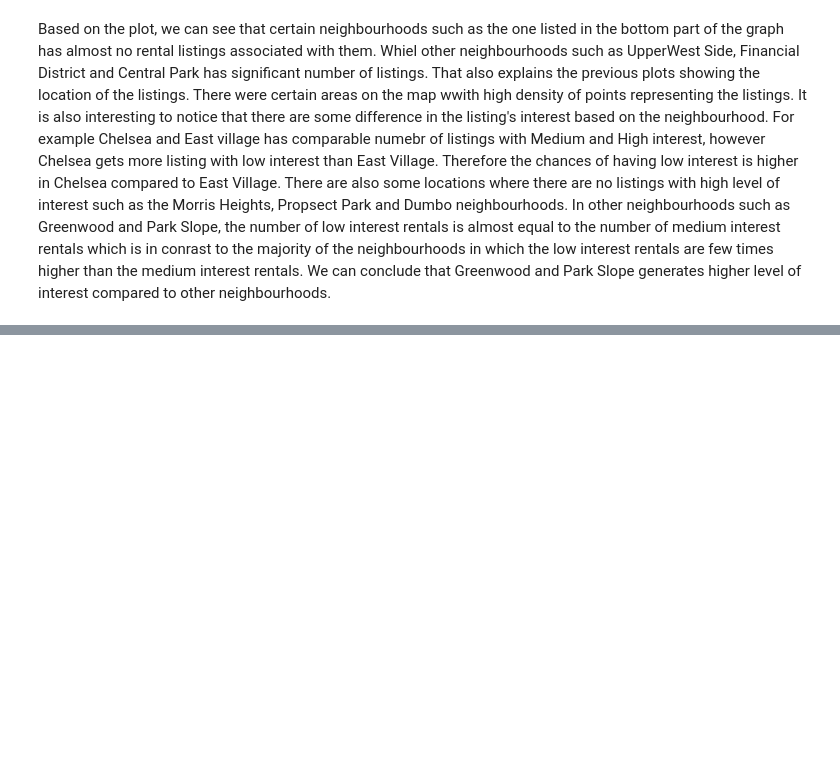
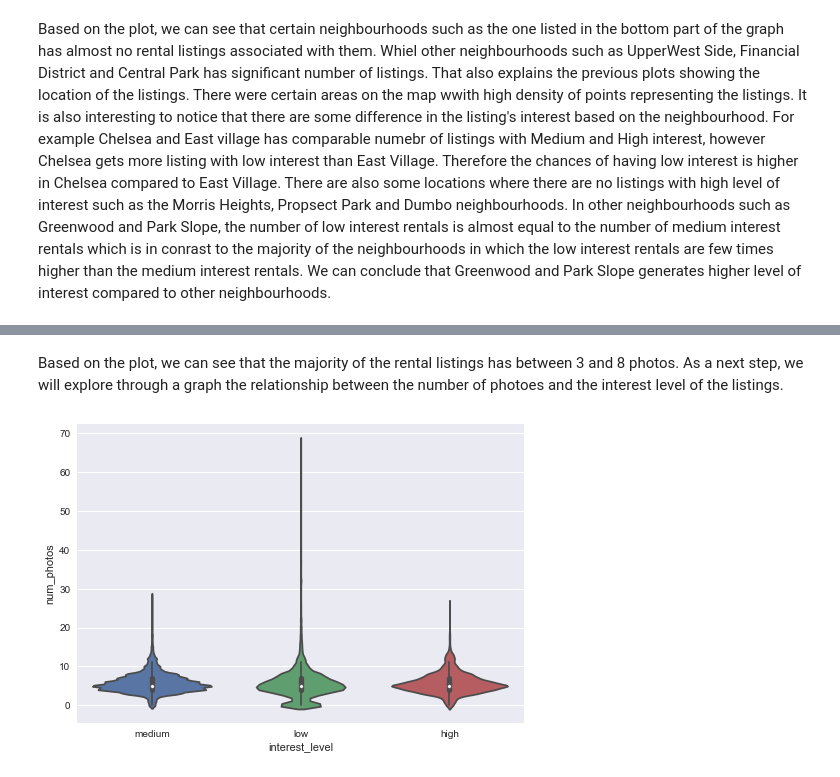
Before and after one commit to data-space/class-rent, a Jupyter notebook: Data exploration.ipynb, the cells around one changed output, grey strips where cells are left out. Drawn from its saved outputs; the diff is of its cells as text; code cells hidden in the pictures; blank space fills up the shorter version.

```diff
--- a/Data exploration.ipynb
+++ b/Data exploration.ipynb
@@ -174,0 +184,8 @@ Based on the plot, we can see that certain neighbourhoods such as the one listed
+# %% [markdown]
+Based on the plot, we can see that the majority of the rental listings has between 3 and 8 photos. As a next step, we will explore through a graph the relationship between the number of photoes and the interest level of the listings.
+# %%
+sns.violinplot(x="interest_level", y="num_photos", data=train_df)
+sns.set(font_scale = 1)
+sns.plt.show()
+# %% [output]
+[figure, added]
```
Also changed, not shown: parts of 3 cells of this notebook.
